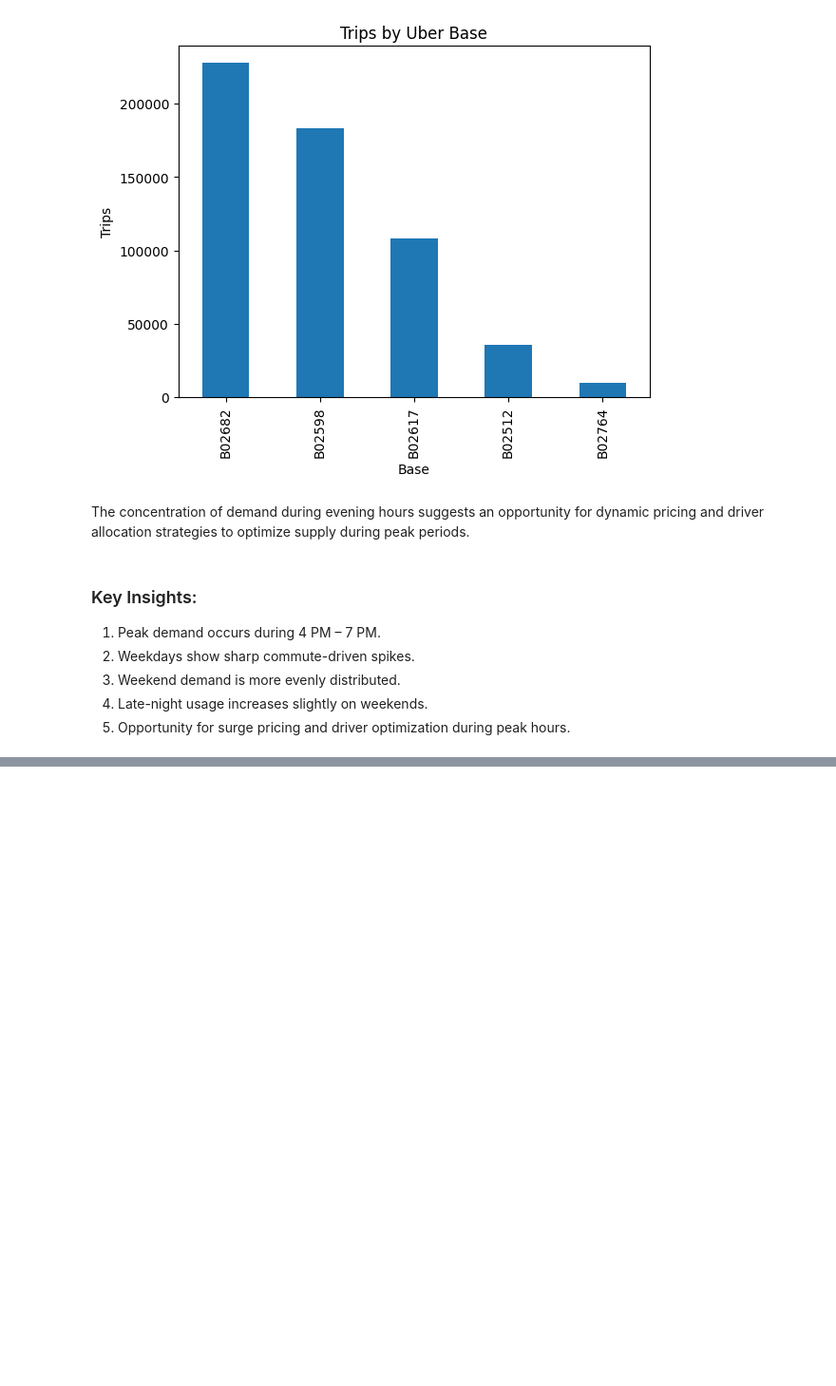
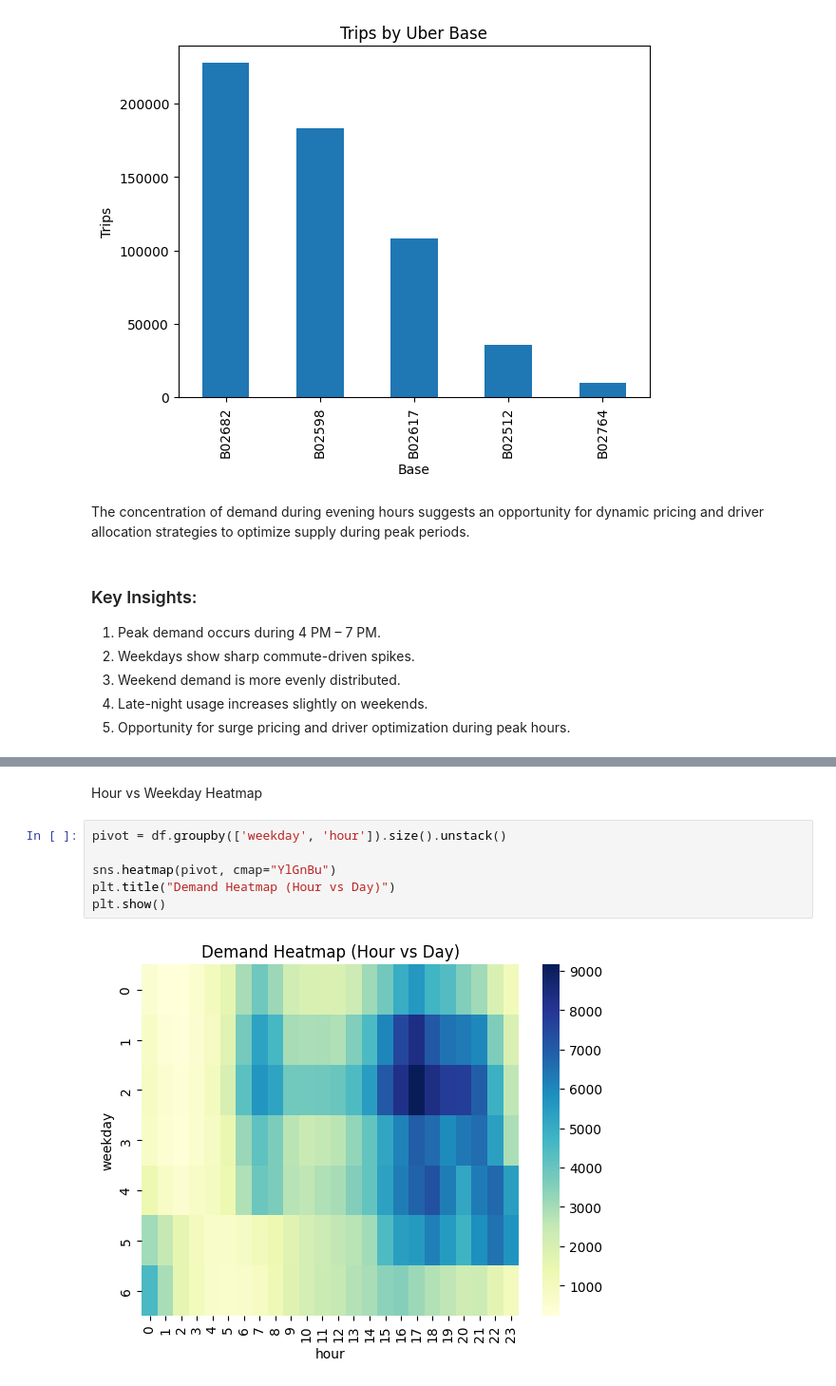
Before and after one commit to sunandha2/Urban-Mobility-Intelligence-Uber-Analysis, a Jupyter notebook: Uber_Pickup_Analysis.ipynb, the cells around one changed output, grey strips where cells are left out. Shown at 95% size. Drawn from its saved outputs; the diff is of its cells as text; blank space fills up the shorter version.

```diff
--- a/Uber_Pickup_Analysis.ipynb
+++ b/Uber_Pickup_Analysis.ipynb
@@ -118,0 +174,10 @@ The concentration of demand during evening hours suggests an opportunity for dyn
+# %% [markdown]
+Hour vs Weekday Heatmap
+# %%
+pivot = df.groupby(['weekday', 'hour']).size().unstack()
+
+sns.heatmap(pivot, cmap="YlGnBu")
+plt.title("Demand Heatmap (Hour vs Day)")
+plt.show()
+# %% [output]
+[figure, added]
```
Also changed, not shown: parts of 11 cells of this notebook.
